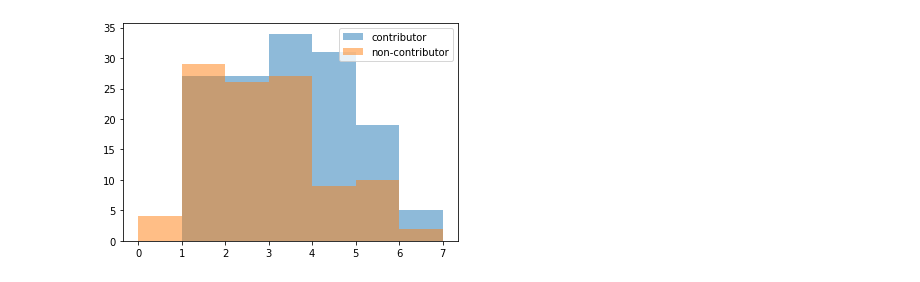
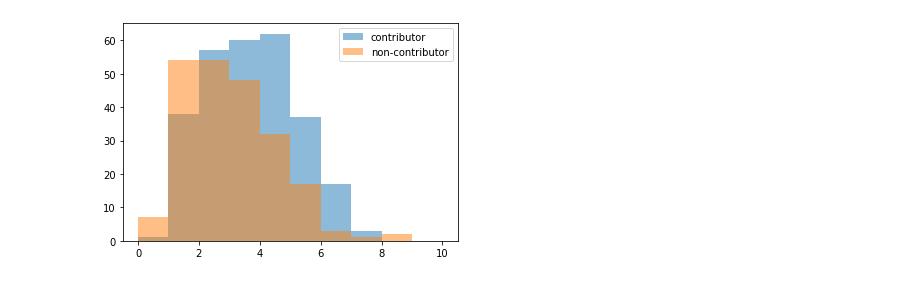
Before and after one commit to MthwRobinson/sh-network-paper, a Jupyter notebook: notebooks/requirement-quality.ipynb, the cells around one changed output. Saved outputs shown, nothing was run; the diff lists cells and outputs as text; code cells hidden in the pictures.

Commit message:
more labeled data

```diff
--- a/notebooks/requirement-quality.ipynb
+++ b/notebooks/requirement-quality.ipynb
@@ -50,6 +51,6 @@ with open("/home/matt/data/tagtog_requirement_quality/requirement_quality/annota
     annotations_legend = json.load(f)
 # %%
-HTML_DIR = "/home/matt/data/tagtog_requirement_quality/requirement_quality/plain.html/pool"
+HTML_DIR = "/home/matt/data/tagtog_requirement_quality_600/requirement_quality/plain.html/pool"
 filenames = os.listdir(HTML_DIR)
 
 filename_lookup = dict()
@@ -59,7 +60,7 @@ for filename in filenames:
         if html:
             filename_lookup[html['id']] = html['data-origid']
 # %%
-ANNO_DIR = "/home/matt/data/tagtog_requirement_quality/requirement_quality/ann.json/master/pool"
+ANNO_DIR = "/home/matt/data/tagtog_requirement_quality_600/requirement_quality/ann.json/master/pool"
 filenames = os.listdir(ANNO_DIR)
 
 data = {"issue_id": [], "user_id": [], "package_id":[], "package": [], "organization": []}
@@ -92,7 +93,7 @@ data = pd.DataFrame(data)
 # %%
 github_data = pd.read_csv("../github_data.csv")
 similarity_data = pd.read_csv("../similarity_data.csv")
-reqs_data = pd.read_csv("../requirement_quality.csv")
+reqs_data = pd.read_csv("~/data/requirement_quality.csv")
 
 reqs_data["user_id"] = reqs_data["user_id"].astype(str)
 reqs_data["issue_id"] = reqs_data["issue_id"].astype(str)
@@ -110,17 +111,16 @@ for key in annotations_legend.values():
     data[key] = data[key].astype(int)
     data["req_quality"] += data[key]
 # %%
-data['good_issue'] = (data["req_quality"] > 3).astype(int)
 data['issue_length'] = data["body"].apply(lambda x: len(x))
 # %%
-bins = np.linspace(0, 7, 8)
+bins = np.linspace(0, 10, 11)
 
 plt.hist(data[data['contributor'] == True]['req_quality'], bins, alpha=0.5, label='contributor')
 plt.hist(data[data['contributor'] == False]['req_quality'], bins, alpha=0.5, label='non-contributor')
 plt.legend(loc='upper right')
 plt.show()
 # %% [output]
-[figure, old version]
+[figure, new version]
 # %%
 for package_id, count in dict(data['package_id'].value_counts()).items():
     if count > 10:
```
Also changed, not shown: parts of 14 cells of this notebook.
